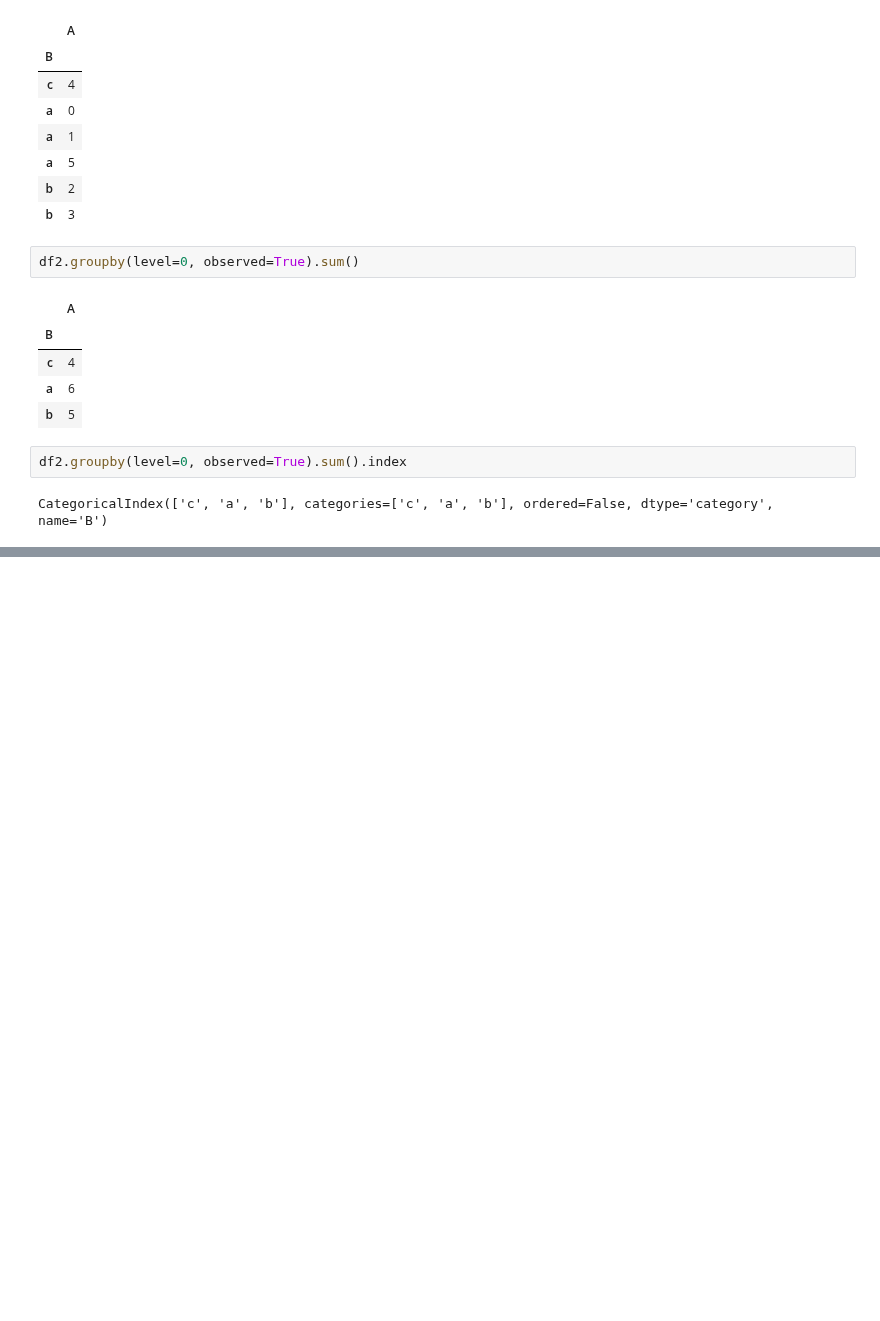
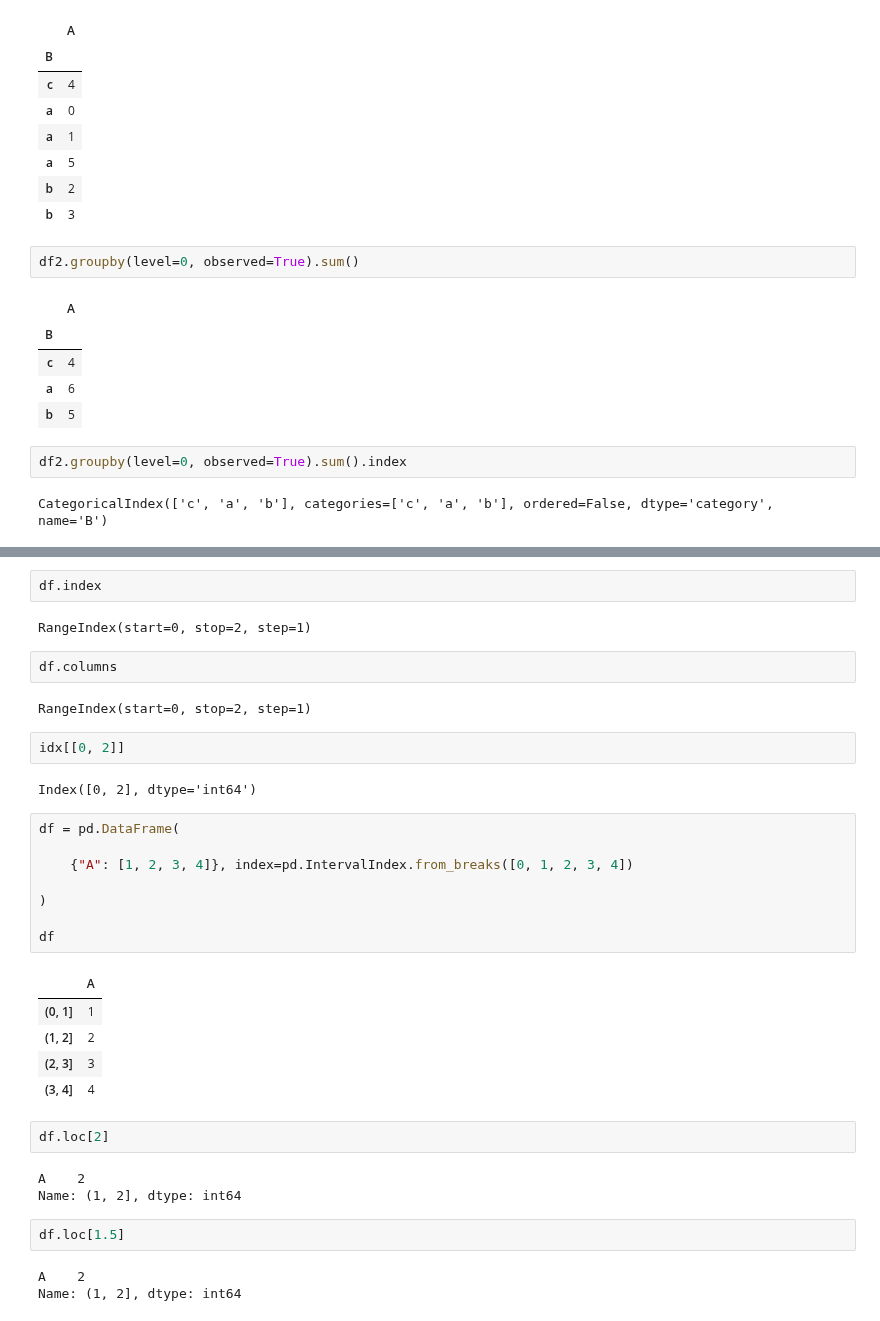
Before and after one commit to ilyak93/self-studying, a Jupyter notebook: DataEngineering/pandas/pandas_advanced_indexing.ipynb, the cells around one changed output, grey strips where cells are left out. Saved outputs shown, nothing was run; the diff lists cells and outputs as text; blank space fills up the shorter version.

```diff
--- a/DataEngineering/pandas/pandas_advanced_indexing.ipynb
+++ b/DataEngineering/pandas/pandas_advanced_indexing.ipynb
@@ -1627,0 +1647,36 @@ CategoricalIndex(['b', 'a', 'b', 'c'], categories=['a', 'b', 'c'], ordered=False
+# %%
+df.index
+# %% [output]
+RangeIndex(start=0, stop=2, step=1)
+# %%
+df.columns
+# %% [output]
+RangeIndex(start=0, stop=2, step=1)
+# %%
+idx[[0, 2]]
+# %% [output]
+Index([0, 2], dtype='int64')
+# %%
+df = pd.DataFrame(
+
+    {"A": [1, 2, 3, 4]}, index=pd.IntervalIndex.from_breaks([0, 1, 2, 3, 4])
+
+)
+
+df
+# %% [output]
+|  | A |
+| (0, 1] | 1 |
+| (1, 2] | 2 |
+| (2, 3] | 3 |
+| (3, 4] | 4 |
+# %%
+df.loc[2]
+# %% [output]
+A    2
+Name: (1, 2], dtype: int64
+# %%
+df.loc[1.5]
+# %% [output]
+A    2
+Name: (1, 2], dtype: int64
```
Also changed, not shown: parts of 56 cells of this notebook.
